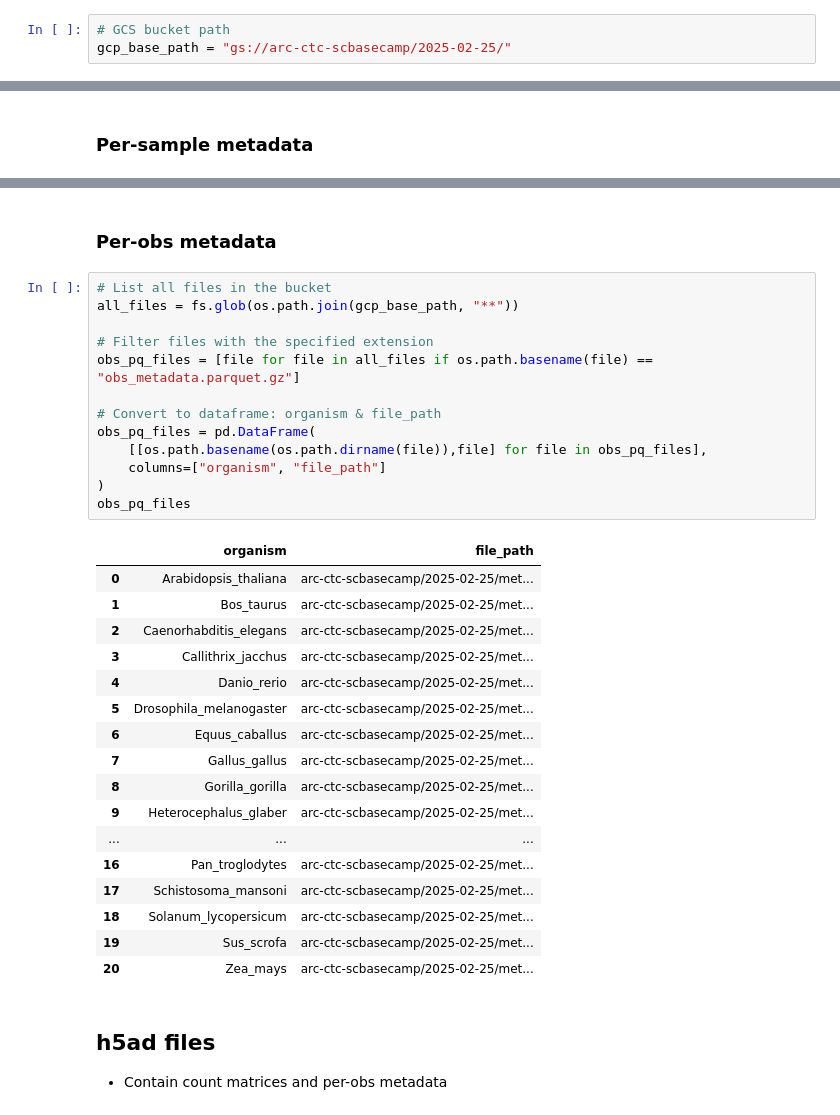
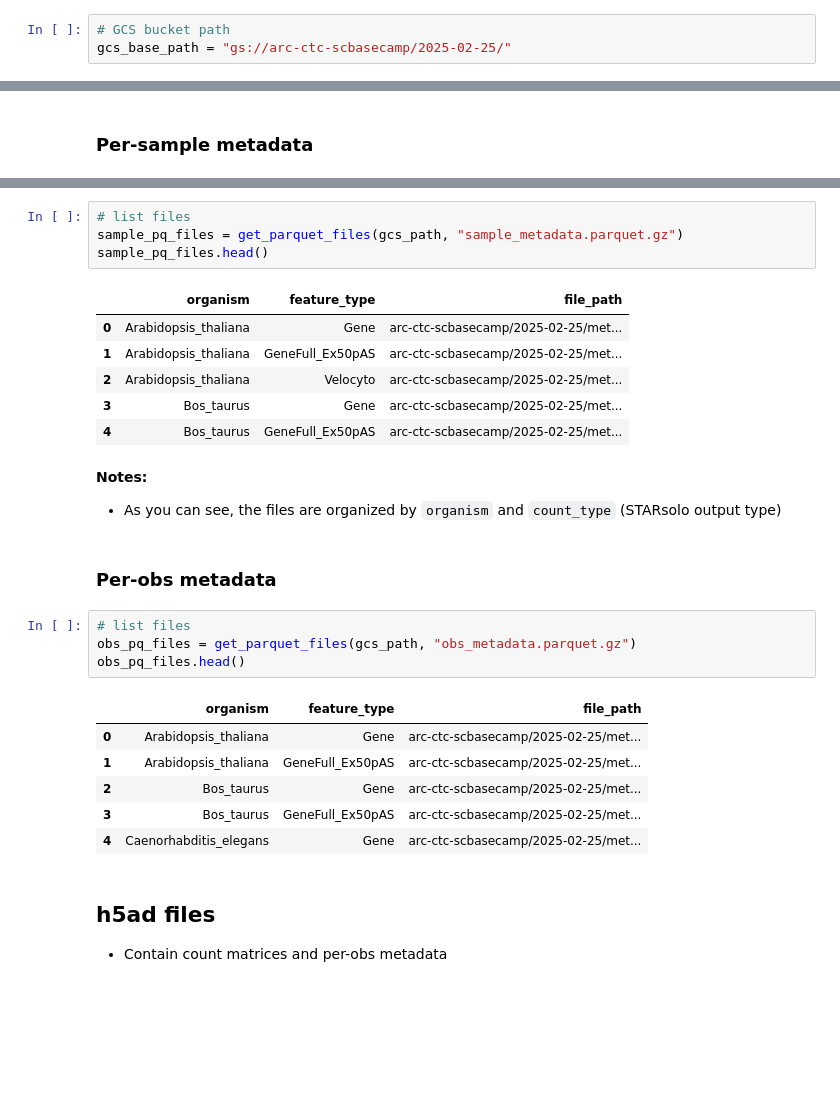
Before and after one commit to rdas-genesilico-ai/arc-virtual-cell-atlas-uv, a Jupyter notebook: scBaseCamp/tutorial-py.ipynb, the cells around one changed output, grey strips where cells are left out. Saved outputs shown, nothing was run; the diff lists cells and outputs as text; blank space fills up the shorter version.

```diff
--- a/scBaseCamp/tutorial-py.ipynb
+++ b/scBaseCamp/tutorial-py.ipynb
@@ -31,4 +31,4 @@ fs = gcsfs.GCSFileSystem()
 # Data location
 # %%
 # GCS bucket path
-gcp_base_path = "gs://arc-ctc-scbasecamp/2025-02-25/"
+gcs_base_path = "gs://arc-ctc-scbasecamp/2025-02-25/"
@@ -74,36 +67,31 @@ sample_pq_files
+# %%
+# list files
+sample_pq_files = get_parquet_files(gcs_path, "sample_metadata.parquet.gz")
+sample_pq_files.head()
+# %% [output]
+|  | organism | feature_type | file_path |
+| 0 | Arabidopsis_thaliana | Gene | arc-ctc-scbasecamp/2025-02-25/met... |
+| 1 | Arabidopsis_thaliana | GeneFull_Ex50pAS | arc-ctc-scbasecamp/2025-02-25/met... |
+| 2 | Arabidopsis_thaliana | Velocyto | arc-ctc-scbasecamp/2025-02-25/met... |
+| 3 | Bos_taurus | Gene | arc-ctc-scbasecamp/2025-02-25/met... |
+| 4 | Bos_taurus | GeneFull_Ex50pAS | arc-ctc-scbasecamp/2025-02-25/met... |
+# %% [markdown]
+**Notes:**
+
+* As you can see, the files are organized by `organism` and `count_type` (STARsolo output type)
 # %% [markdown]
 ### Per-obs metadata
-# %%
-# List all files in the bucket
-all_files = fs.glob(os.path.join(gcp_base_path, "**"))
-
-# Filter files with the specified extension
-obs_pq_files = [file for file in all_files if os.path.basename(file) == "obs_metadata.parquet.gz"]
-
-# Convert to dataframe: organism & file_path
-obs_pq_files = pd.DataFrame(
-    [[os.path.basename(os.path.dirname(file)),file] for file in obs_pq_files],
-    columns=["organism", "file_path"]
-)
-obs_pq_files
-# %% [output]
-|  | organism | file_path |
-| 0 | Arabidopsis_thaliana | arc-ctc-scbasecamp/2025-02-25/met... |
-| 1 | Bos_taurus | arc-ctc-scbasecamp/2025-02-25/met... |
-| 2 | Caenorhabditis_elegans | arc-ctc-scbasecamp/2025-02-25/met... |
-| 3 | Callithrix_jacchus | arc-ctc-scbasecamp/2025-02-25/met... |
-| 4 | Danio_rerio | arc-ctc-scbasecamp/2025-02-25/met... |
-| 5 | Drosophila_melanogaster | arc-ctc-scbasecamp/2025-02-25/met... |
-| 6 | Equus_caballus | arc-ctc-scbasecamp/2025-02-25/met... |
-| 7 | Gallus_gallus | arc-ctc-scbasecamp/2025-02-25/met... |
-| 8 | Gorilla_gorilla | arc-ctc-scbasecamp/2025-02-25/met... |
-| 9 | Heterocephalus_glaber | arc-ctc-scbasecamp/2025-02-25/met... |
-| ... | ... | ... |
-| 16 | Pan_troglodytes | arc-ctc-scbasecamp/2025-02-25/met... |
-| 17 | Schistosoma_mansoni | arc-ctc-scbasecamp/2025-02-25/met... |
-| 18 | Solanum_lycopersicum | arc-ctc-scbasecamp/2025-02-25/met... |
-| 19 | Sus_scrofa | arc-ctc-scbasecamp/2025-02-25/met... |
-| 20 | Zea_mays | arc-ctc-scbasecamp/2025-02-25/met... |
+# %%
+# list files
+obs_pq_files = get_parquet_files(gcs_path, "obs_metadata.parquet.gz")
+obs_pq_files.head()
+# %% [output]
+|  | organism | feature_type | file_path |
+| 0 | Arabidopsis_thaliana | Gene | arc-ctc-scbasecamp/2025-02-25/met... |
+| 1 | Arabidopsis_thaliana | GeneFull_Ex50pAS | arc-ctc-scbasecamp/2025-02-25/met... |
+| 2 | Bos_taurus | Gene | arc-ctc-scbasecamp/2025-02-25/met... |
+| 3 | Bos_taurus | GeneFull_Ex50pAS | arc-ctc-scbasecamp/2025-02-25/met... |
+| 4 | Caenorhabditis_elegans | Gene | arc-ctc-scbasecamp/2025-02-25/met... |
 # %% [markdown]
 ## h5ad files
 
```
Also changed, not shown: parts of 21 cells of this notebook, 5 other files.
